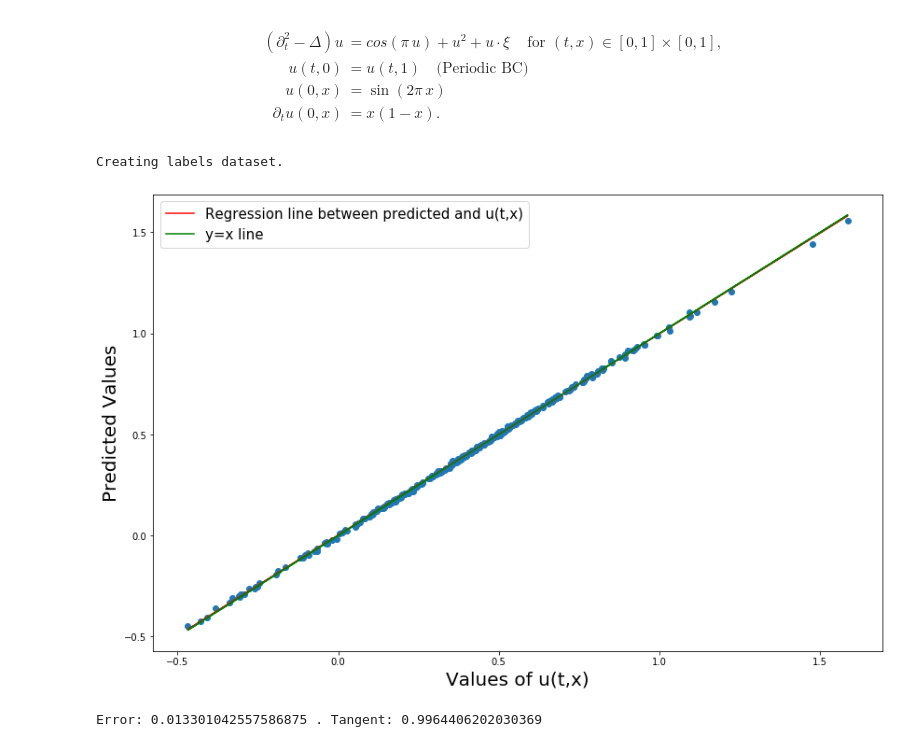
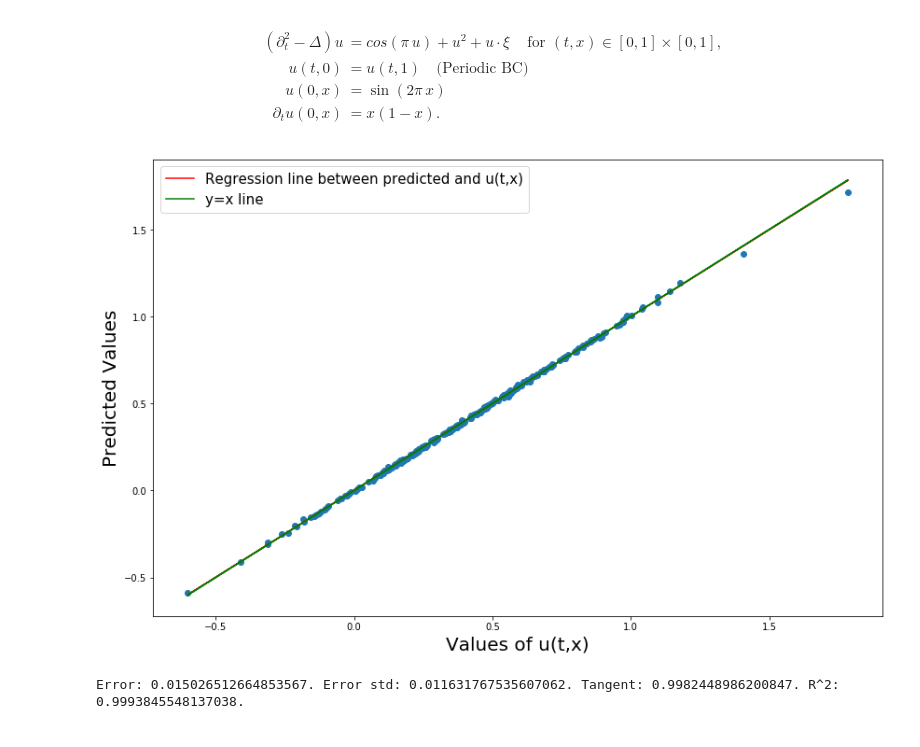
Before and after one commit to andrisger/Feature-Engineering-with-Regularity-Structures, a Jupyter notebook: Wave_Numerics.ipynb, the cells around one changed output. Saved outputs shown, nothing was run; the diff lists cells and outputs as text; code cells hidden in the pictures.

```diff
--- a/Wave_Numerics.ipynb
+++ b/Wave_Numerics.ipynb
@@ -70,16 +71,15 @@ no_initial = [a for a in no_speed if 'u' not in a]
 # %%
 # Prediction by algorithm 1 for the full model.
 
 t, x = -1, 50 # Point where prediction will be made
 E = Experiment(t, x, t, x)
 E.F = Features_for_points[(t,x)]
-E.L = Wave[:,t,x]
+E.L = Wave_soln[:,t,x]
 E.one_experiment(split = True)
 E.show_regression_experiment(metric = err2)
 # %% [output]
+[figure, new version]
-Creating labels dataset.
+Error: 0.015026512664853567. Error std: 0.011631767535607062. Tangent: 0.9982448986200847. R^2: 0.9993845548137038.
-[figure, old version]
-Error: 0.013301042557586875 . Tangent: 0.9964406202030369
 # %%
 # Prediction by algorithm 1 for the model without initial speed.
 
```
Also changed, not shown: parts of 4 cells of this notebook.
